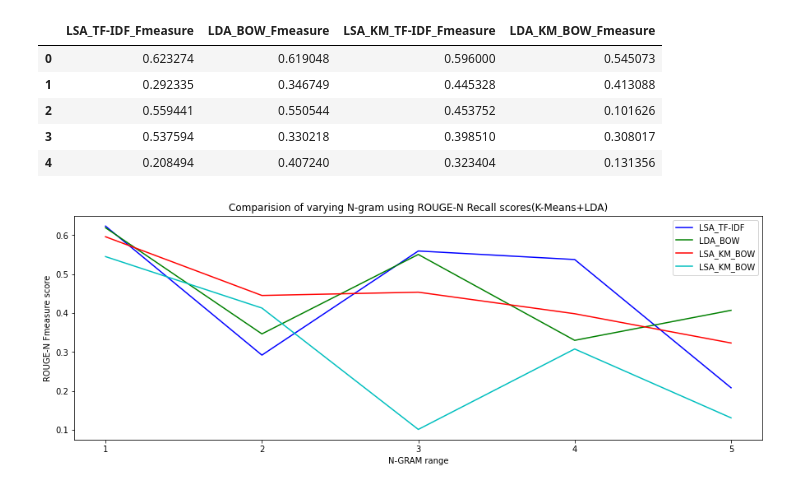
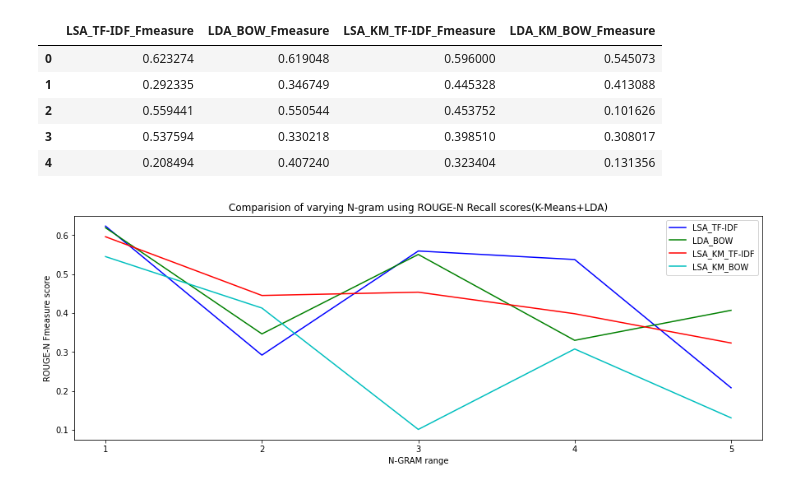
Before and after one commit to splAcharya/Extractive_Text_Summarization, a Jupyter notebook: ExTs.ipynb, the cells around one changed output. Cells and saved outputs as stored; diff of their text form; code cells hidden in the pictures.

```diff
--- a/ExTs.ipynb
+++ b/ExTs.ipynb
@@ -1861,18 +1861,18 @@ fm_comparision_df
 # %%
 fig, ax = plt.subplots(1,1,figsize=(15,5))
 
 n_gram_range = [i for i in range(1,6)]
 ax.plot(n_gram_range,fm_comparision_df["LSA_TF-IDF_Fmeasure"],'b-', label="LSA_TF-IDF")
 ax.plot(n_gram_range,fm_comparision_df["LDA_BOW_Fmeasure"],'g-', label="LDA_BOW")
-ax.plot(n_gram_range,fm_comparision_df["LSA_KM_TF-IDF_Fmeasure"],'r-', label="LSA_KM_BOW")
+ax.plot(n_gram_range,fm_comparision_df["LSA_KM_TF-IDF_Fmeasure"],'r-', label="LSA_KM_TF-IDF")
 ax.plot(n_gram_range,fm_comparision_df["LDA_KM_BOW_Fmeasure"],'c-', label="LSA_KM_BOW")
 
 ax.title.set_text("Comparision of varying N-gram using ROUGE-N Recall scores(K-Means+LDA)")
 ax.set_xlabel("N-GRAM range")
 ax.set_xticks(n_gram_range)
 ax.set_ylabel("ROUGE-N Fmeasure score")
 ax.legend(loc="best")
 
 plt.show()
 # %% [output]
-[figure, old version]
+[figure, new version]
```
